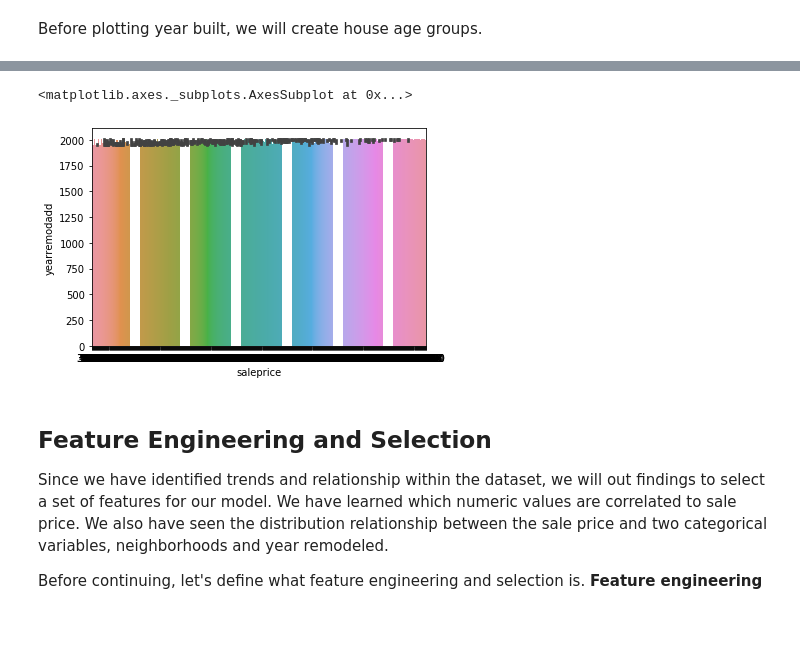
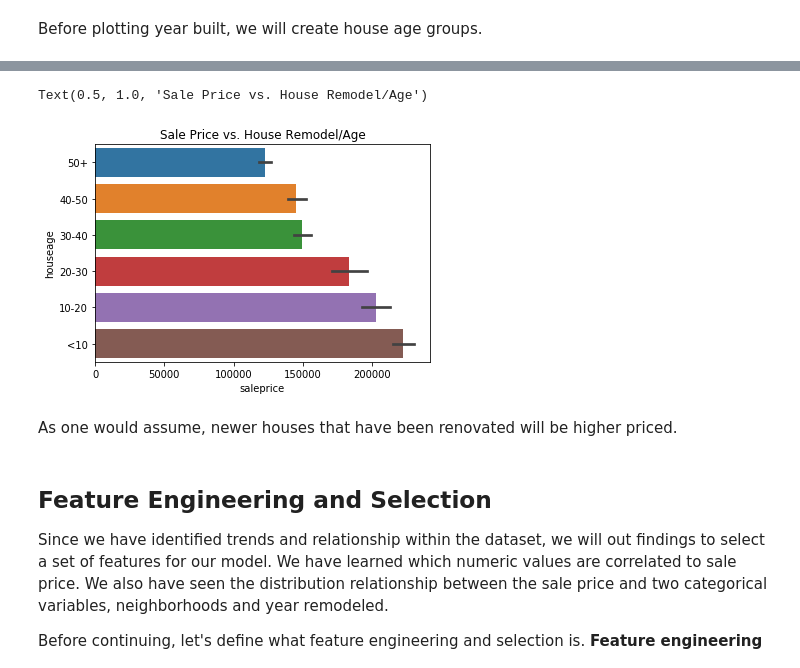
Before and after one commit to tsaw8/Thinkful_Project, a Jupyter notebook: Module 19: Supervised learning: solving regression problems/8. Challenge House prices model .ipynb, the cells around one changed output, grey strips where cells are left out. Cells and saved outputs as stored; diff of their text form; code cells hidden in the pictures; blank space fills up the shorter version.

```diff
--- a/Module 19: Supervised learning: solving regression problems/8. Challenge House prices model .ipynb
+++ b/Module 19: Supervised learning: solving regression problems/8. Challenge House prices model .ipynb
@@ -618,7 +548,10 @@ One would expect houses in ares that are highly rated for in safety, near good s
 # %% [markdown]
 Before plotting year built, we will create house age groups.
 # %%
+# Create new house age groups
+
 df2['yearremodadd'] = pd.to_numeric(df['yearremodadd'])
 df2['saleprice'] = pd.to_numeric(df['saleprice'])
-#df2.yearbuilt.describe()
-df2.saleprice.describe()
+
+df2['houseage'] = pd.cut(df2['yearremodadd'],6,labels=['50+','40-50', '30-40','20-30',
+                                                      '10-20','<10'])
@@ -643,8 +558,11 @@ Name: saleprice, dtype: float64
 # %%
-sns.barplot(data = df2, y='yearremodadd',x='saleprice')
+sns.barplot(data = df2, y='houseage',x='saleprice')
+plt.title('Sale Price vs. House Remodel/Age')
 # %% [output]
-<matplotlib.axes._subplots.AxesSubplot at 0x...>
+Text(0.5, 1.0, 'Sale Price vs. House Remodel/Age')
-[figure, old version]
+[figure, new version]
+# %% [markdown]
+As one would assume, newer houses that have been renovated will be higher priced.
 # %% [markdown]
 ## Feature Engineering and Selection
 
```
Also changed, not shown: parts of 50 cells of this notebook, 3 other files.
